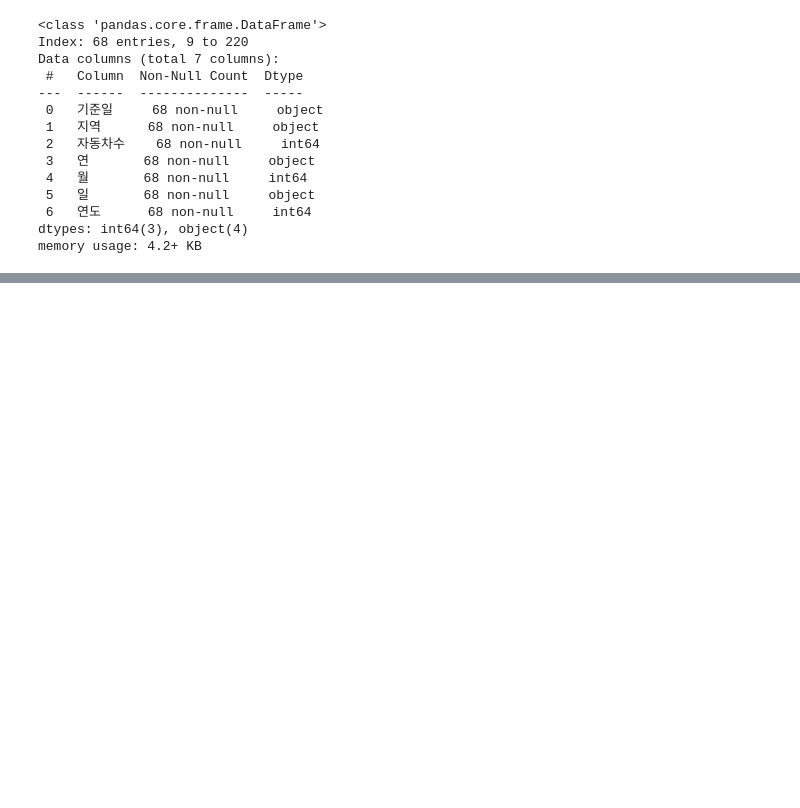
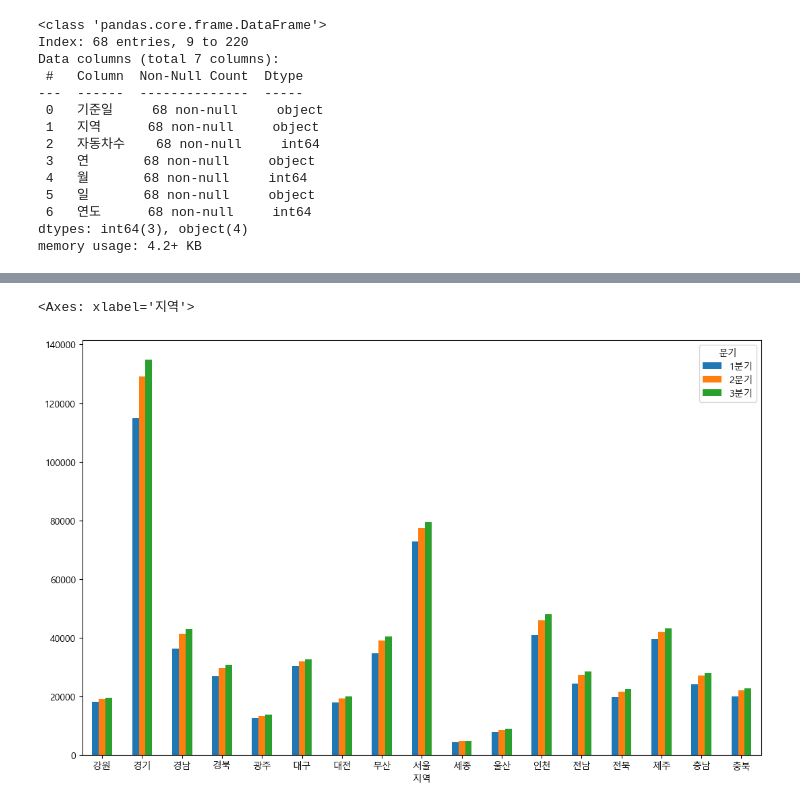
Before and after one commit to sunkyu0711/Python_MegaDataAnalysis_250120, a Jupyter notebook: 5일차_electric_car_melt.ipynb, the cells around one changed output, grey strips where cells are left out. Drawn from its saved outputs; the diff is of its cells as text; code cells hidden in the pictures; blank space fills up the shorter version.

```diff
--- a/5일차_electric_car_melt.ipynb
+++ b/5일차_electric_car_melt.ipynb
@@ -546,3 +546,21 @@ Data columns (total 7 columns):
  6   연도      68 non-null     int64
 dtypes: int64(3), object(4)
 memory usage: 4.2+ KB
+# %%
+# 사용자 정의 함수 이용하여 분기 계산
+
+def Get_Quarter(month):
+    if month>=1 and month<=3:
+        return '1분기'
+    elif month>=4 and month<=6:
+        return '2분기'
+    elif month>=7 and month<=9:
+        return '3분기'
+    elif month>=10 and month<=12:
+        return '4분기'
+    else:
+        return '잘못된 값'
+
+# sol2: apply 함수 이용하여 직접 적용하게끔 하는 것. 아래는 sol1
+df_2024['분기']=df_2024['월'].map(Get_Quarter)
+df_2024
@@ -548,0 +604,9 @@ memory usage: 4.2+ KB
+# %%
+# lambda, map 함수 이용하여 분기 계산
+
+df_2024['분기_2']=df_2024['월'].map(lambda month: '1분기' if month>=1 and month<=3
+                                 else '2분기' if month>=4 and month<=6
+                                 else '3분기' if month>=7 and month<=9
+                                 else '4분기' if month>=10 and month<=12
+                                 else '잘못된 값')
+df_2024.head()
@@ -548,0 +644,3 @@ memory usage: 4.2+ KB
+# %%
+tot_2024=df_2024.pivot_table(index='지역',columns='분기',values='자동차수',aggfunc='mean')
+tot_2024
@@ -548,0 +667,9 @@ memory usage: 4.2+ KB
+# %%
+import matplotlib.pyplot as plt
+
+plt.rc('font',family='malgun gothic')
+
+tot_2024.plot(kind='bar', figsize=(13,8), rot=0)
+# %% [output]
+<Axes: xlabel='지역'>
+[figure, added]
```
Also changed, not shown: parts of 5 cells of this notebook, 1 other file.
